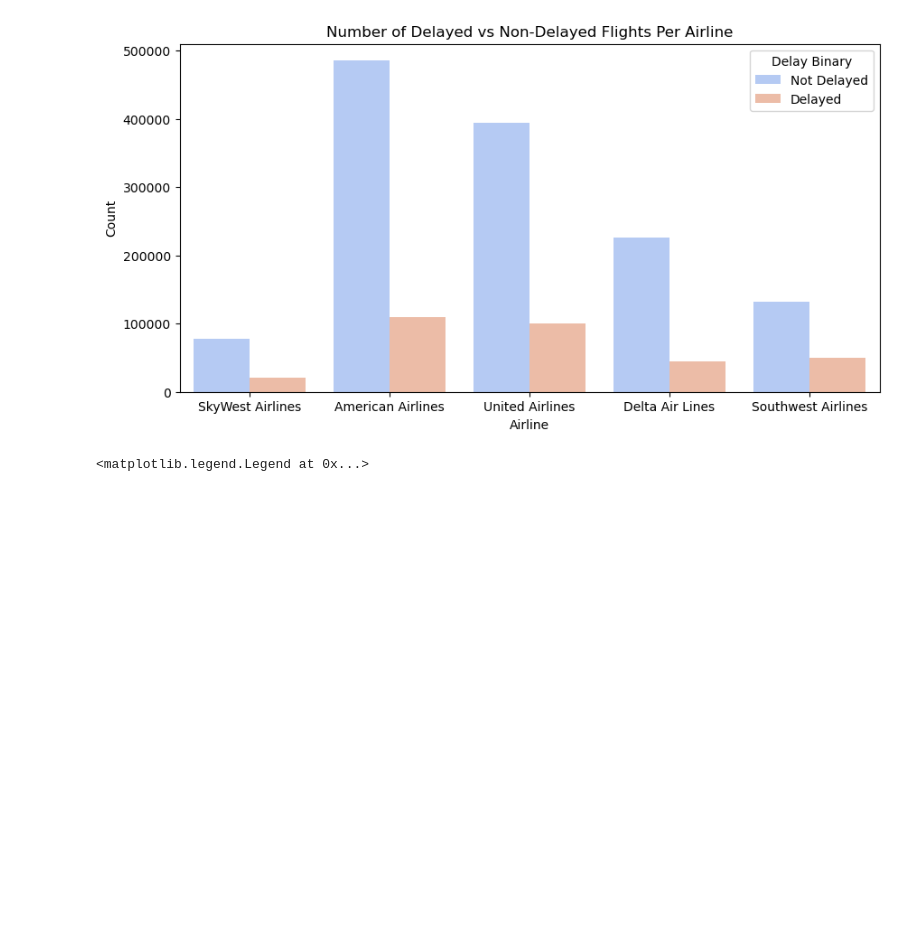
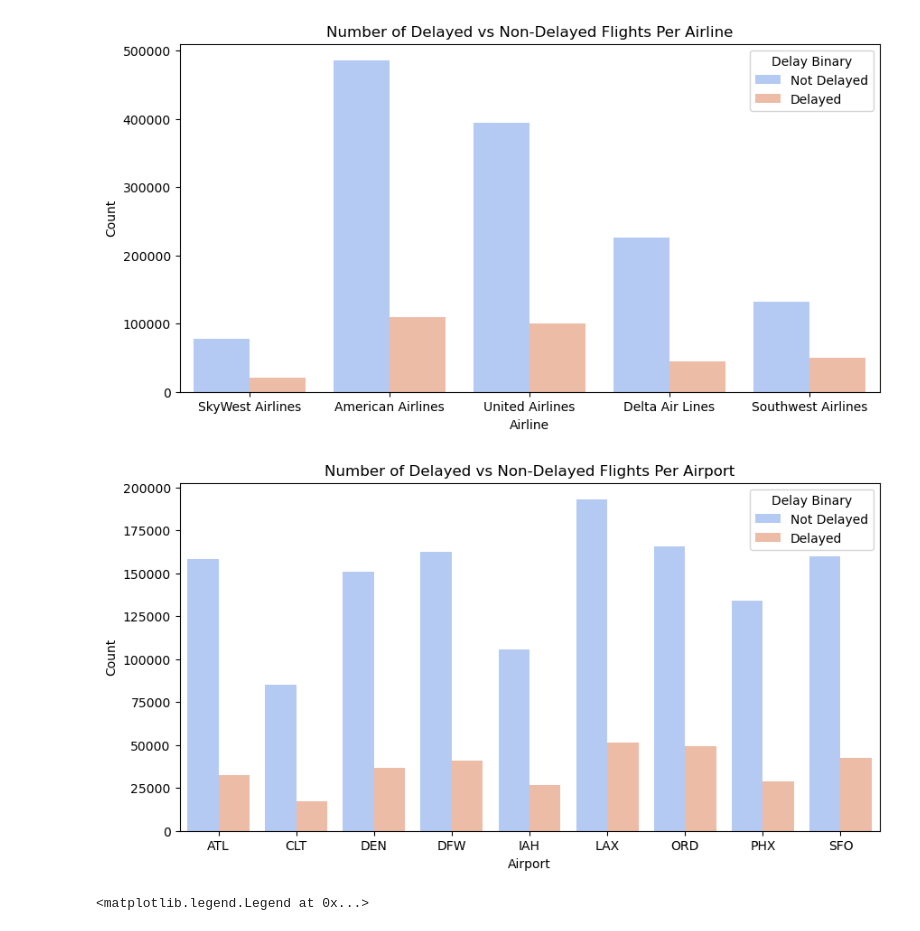
Before and after one commit to kyllan16693/flight-delay-prediction, a Jupyter notebook: eda.ipynb, the cells around one changed output. Saved outputs shown, nothing was run; the diff lists cells and outputs as text; code cells hidden in the pictures; blank space fills up the shorter version.

```diff
--- a/eda.ipynb
+++ b/eda.ipynb
@@ -197,6 +207,27 @@ plt.legend(title='Delay Binary', labels=['Not Delayed', 'Delayed'])
 df_nums.drop(['Reporting_Airline'], axis=1, inplace=True)
 # %% [output]
 [figure]
+# %%
+#delay flights by airport
+# Original: ['ATL' 'CLT' 'DEN' 'DFW' 'IAH' 'LAX' 'ORD' 'PHX' 'SFO']
+#Converted: [0 1 2 3 4 5 6 7 8]
+airports = df['Origin'].unique()
+airport_names = ['ATL', 'CLT', 'DEN', 'DFW', 'IAH', 'LAX', 'ORD', 'PHX', 'SFO']
+airport_dict = dict(zip(airports, airport_names))
+
+df_nums['Origin_name'] = df['Origin'].map(airport_dict)
+
+plt.figure(figsize=(10, 5))
+sns.countplot(x='Origin_name', hue='delay_binary', data=df_nums, palette='coolwarm')
+plt.title('Number of Delayed vs Non-Delayed Flights Per Airport')
+plt.xlabel('Airport')
+plt.ylabel('Count')
+plt.legend(title='Delay Binary', labels=['Not Delayed', 'Delayed'])
+#plt.savefig('graphics/airport_delay.png')
+
+df_nums.drop(['Origin_name'], axis=1, inplace=True)
+# %% [output]
+[figure, added]
 # %%
 df_nums_copy = df_nums.copy()
 df_nums_copy['Hour'] = df_nums_copy['CRSDepTime'] // 100
```
Also changed, not shown: parts of 17 cells of this notebook.
